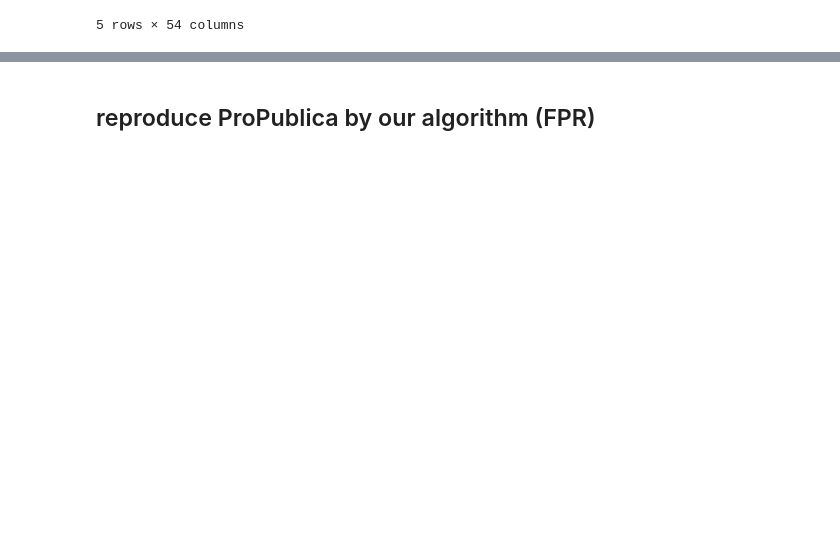
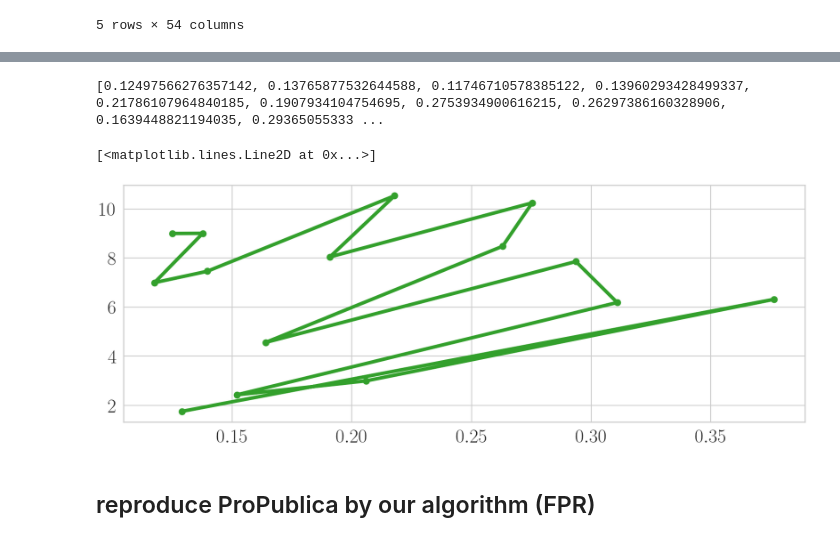
Before and after one commit to JinyangLi01/UnfairlyTreatedGroupDetection, a Jupyter notebook: Coding/Experiments/CaseStudy/CompareDivExplorer/Compare_w_DivExplorer_0_20220112.ipynb, the cells around one changed output, grey strips where cells are left out. Drawn from its saved outputs; the diff is of its cells as text; code cells hidden in the pictures; blank space fills up the shorter version.

```diff
--- a/Coding/Experiments/CaseStudy/CompareDivExplorer/Compare_w_DivExplorer_0_20220112.ipynb
+++ b/Coding/Experiments/CaseStudy/CompareDivExplorer/Compare_w_DivExplorer_0_20220112.ipynb
@@ -311,3 +298,50 @@ FP_fm_unfair
+# %%
+# when d_fpr grows, does t-value grow??
+
+import matplotlib.pyplot as plt
+import seaborn as sns
+from matplotlib.ticker import FuncFormatter
+
+plt.rc('text', usetex=True)
+plt.rc('font', family='serif')
+sns.set_palette("Paired")
+sns.set_context("poster", font_scale=2)
+sns.set_style("whitegrid")
+line_style = ['o-', 's-', 'p-', '^-', 'o:', 's:', 'p:', '^:']
+color = ['C3', 'C5', sns.xkcd_rgb["amber"], 'C9', 'C3', 'C5', sns.xkcd_rgb["amber"], 'C9']
+# plt_title = ["BlueNile", "COMPAS", "Credit Card"]
+label = ["Adult (acc)", "COMPAS (acc)", "Credit card (acc)", "Medical (acc)",
+         "Adult (FPR)", "COMPAS (FPR)", "Credit card (FPR)", "Medical (FPR)"]
+line_width = 8
+marker_size = 15
+f_size = (28, 10)
+def thousands_formatter(x, pos):
+    return int(x/1000)
+
+x_list = FP_fm_unfair['d_fpr'].to_list()
+y_list = FP_fm_unfair['t_value_fp'].to_list()
+
+print(x_list, y_list)
+
+fig, ax = plt.subplots(1, 1, figsize=f_size)
+plt.plot(x_list, y_list, line_style[0], color=color[0], label=label[0], linewidth=line_width,
+      markersize=marker_size)
+# plt.xlabel('d_fpr')
+# plt.ylabel('t_value')
+# # plt.legend(bbox_to_anchor=(0.95, 0.9), loc='center', fontsize='x-small', ncol=1)
+# # plt.legend(bbox_to_anchor=(1.01, 1.01), loc='upper right', fontsize='x-small', ncol=2)
+# plt.legend(bbox_to_anchor=(1, 1), loc='upper left', ncol=1)
+# plt.grid(True)
+# # fig.tight_layout()
+# # plt.savefig("thc_time.png",
+
+# #             bbox_inches='tight')
+# plt.show()
+# plt.close()
+# %% [output]
+[0.12497566276357142, 0.13765877532644588, 0.11746710578385122, 0.13960293428499337, 0.21786107964840185, 0.1907934104754695, 0.2753934900616215, 0.26297386160328906, 0.1639448821194035, 0.29365055333 ...
+[<matplotlib.lines.Line2D at 0x...>]
+[figure, added]
 # %% [markdown]
 ## reproduce ProPublica by our algorithm (FPR)
 # %%
```
Also changed, not shown: parts of 6 cells of this notebook, 3 other files.
